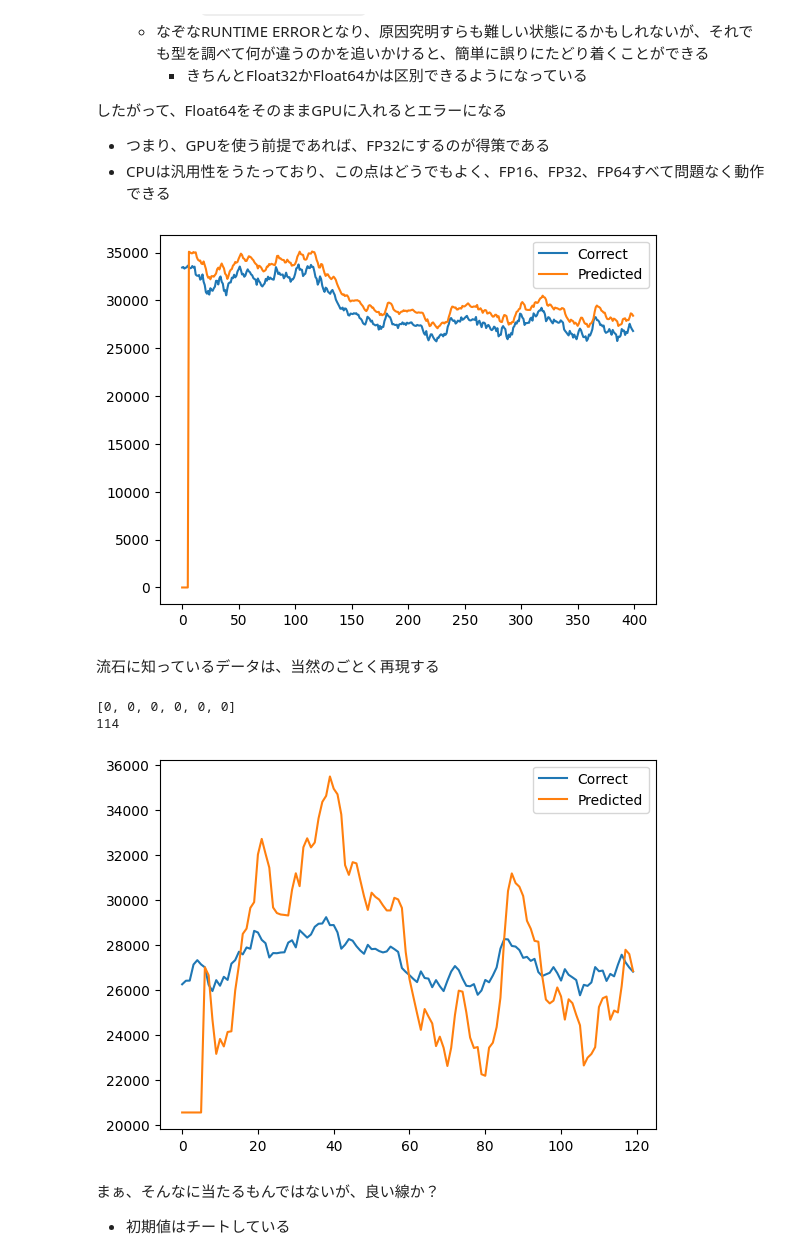
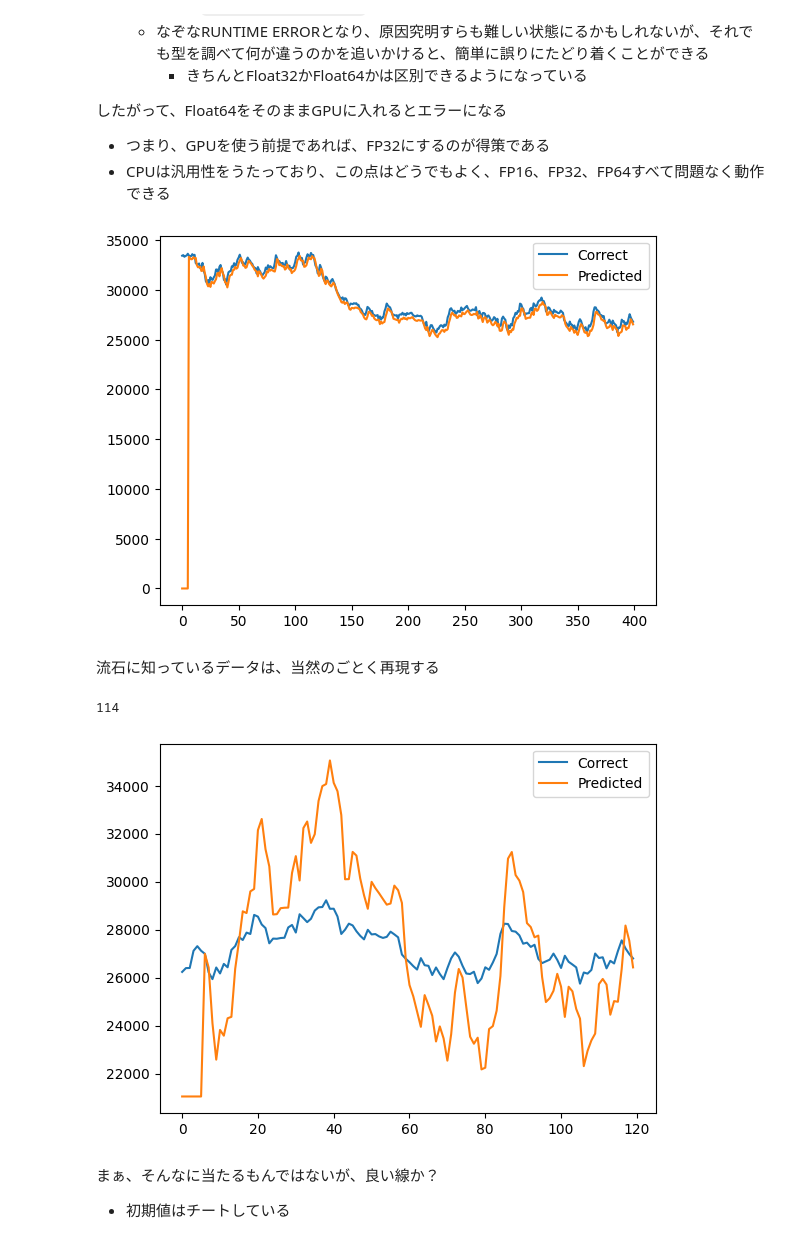
Before and after one commit to takasuzuki072-sketch/lec-mlsys, a Jupyter notebook: mlsys-text-A-RNN.ipynb, the cells around one changed output. Saved outputs shown, nothing was run; the diff lists cells and outputs as text; code cells hidden in the pictures.

Commit message:
Colab を使用して作成されました Stateless Statefullを完成

```diff
--- a/mlsys-text-A-RNN.ipynb
+++ b/mlsys-text-A-RNN.ipynb
@@ -722,5 +709,5 @@ sateful LSTMでは、
 # %%
-num_epoch = 40
+num_epoch = 20
 from torch import optim
 loss_fnc = nn.MSELoss()
 # 最適化アルゴリズム
@@ -1251,8 +1238,8 @@ class LSTMClassifier(nn.Module):
   def __init__(self, vocab_size, embedding_dim, hidden_dim, tagset_size, num_layers=1):
     super(LSTMClassifier, self).__init__()
     self.hidden_dim = hidden_dim
-    self.word_embeddings = nn.Embedding(vocab_size, embedding_dim, hidden_dim, padding_idx=0)
-    self.lstm = nn.LSTM(embedding_dim, hidden_dim, num_laysers, batch_first=True)
+    self.word_embeddings = nn.Embedding(vocab_size, embedding_dim, padding_idx=0)
+    self.lstm = nn.LSTM(embedding_dim, hidden_dim, num_layers=num_layers, batch_first=True)
     self.fc = nn.Linear(hidden_dim, tagset_size)
 
   def forward(self, sentence):
@@ -1715,7 +1704,7 @@ RNN, LSTM, GRUは、基本的に名前だけ変えればよいのがわかるで
 # %%
 class GRUN(nn.Module):
   def __init__(self, input_size, hidden_size, output_size, num_layers=1):
-    super(StatefulGRUN, self).__init__()
+    super(GRUN, self).__init__()
     self.hidden_size = hidden_size
     self.num_layers = num_layers
     self.gru = nn.GRU(input_size, hidden_size, num_layers=num_layers, batch_first=True)
@@ -1825,24 +1814,25 @@ epoch:  49 loss: 0.00018143
 # %%
 sp_norm = sp/x_max
 in_true = list(sp_norm.reshape(-1).astype(np.float32)) # ここの意味を理解する
 pred = []
 model.eval()
 for i in range(n_time):
   pred.append(0) # 最初は予測できないので0を加える
+hidden = torch.zeros(model.num_layers, 1, model.hidden_size, device=device)
 with torch.no_grad():
     for i in range(len(sp)-n_time):
       x = torch.tensor(in_true[i:i+n_time])  # 直近の時系列を取り出す
       x = x.reshape(1, -1, 1)  # (バッチサイズ, 時系列の数, 入力の数)
-      y = model(x)
+      y = model(x.to(device), hidden)
       pred.append(y[0].item())  # 予測結果をpredictedに追加する
 plt.plot(range(len(sp)), sp, label="Correct")
 pred = np.array(pred)
 pred = pred * x_max
 plt.plot(range(len(pred)), pred, label="Predicted")
 plt.legend()
 plt.show()
 # %% [output]
-[figure, old version]
+[figure, new version]
 # %% [markdown]
 流石に知っているデータは、当然のごとく再現する
 # %%
@@ -1852,15 +1842,16 @@ pred = []
 model.eval()
 for i in range(n_time):
   pred.append(0) # 最初は予測できないので0を加える
-print(pred)
 with torch.no_grad():
   for j, (x, t) in enumerate(test_loader):
     x = x.reshape(len(x),6,1)
+    batch_size = x.size(0)
+    hidden = torch.zeros(model.num_layers, batch_size, model.hidden_size, device=device)
     x, t = x.to(device), t.reshape(-1,1).to(device)
-    y = model(x)
+    y, _ = model(x, hidden)
     y = y.to('cpu').detach().ravel().numpy().copy().tolist()
     print(len(y))
-    pred = pred + y  # 予測結果をpredictedに追加する
+    pred.extend(y)  # 予測結果をpredictedに追加する
 plt.plot(range(len(test)), test, label="Correct")
 pred = np.array(pred)
 pred = pred * x_max + test[n_time]-pred[n_time]*x_max
@@ -1868,9 +1859,8 @@ plt.plot(range(len(pred)), pred, label="Predicted")
 plt.legend()
 plt.show()
 # %% [output]
-[0, 0, 0, 0, 0, 0]
 114
-[figure, old version]
+[figure, new version]
 # %% [markdown]
 まぁ、そんなに当たるもんではないが、良い線か？
 - 初期値はチートしている
```
Also changed, not shown: parts of 27 cells of this notebook.
